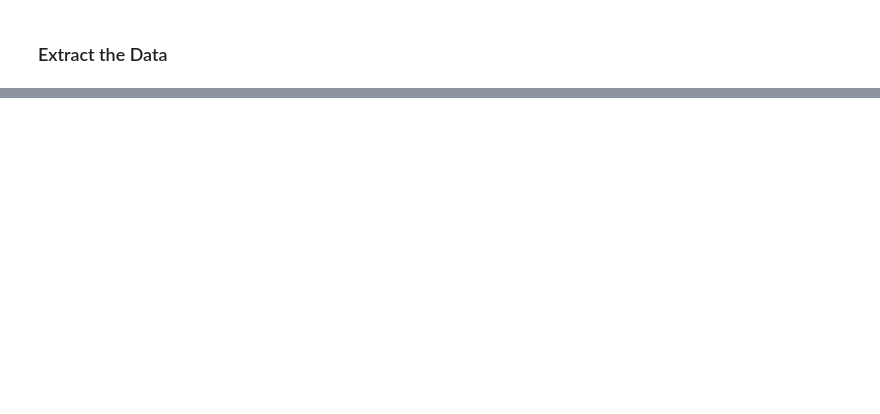
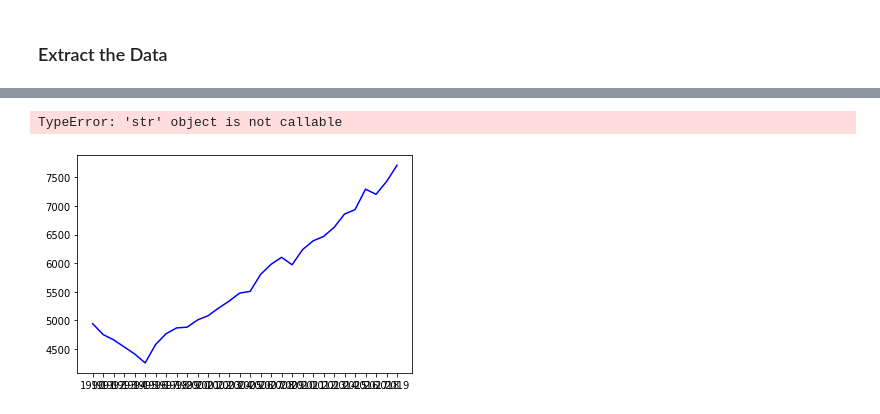
Before and after one commit to SandraBotica/Project-3, a Jupyter notebook: coffee_data.ipynb, the cells around one changed output, grey strips where cells are left out. Cells and saved outputs as stored; diff of their text form; code cells hidden in the pictures; blank space fills up the shorter version.

Commit message:
cleaned csv and creating database in mongodb

```diff
--- a/coffee_data.ipynb
+++ b/coffee_data.ipynb
@@ -6,3 +8,8 @@ import re
 pd.set_option('max_colwidth', 400)
 # %% [markdown]
 ### Extract the Data
+# %%
+# Read the 'Imports by selected importing countries' data into a Pandas DataFrame
+imports_df = pd.read_excel(r'cleaned_resources/Imports.xlsx', engine='openpyxl')
+imports_df = imports_df.drop(labels=[36,37,38], axis =0)
+imports_df
@@ -8,0 +38,19 @@ pd.set_option('max_colwidth', 400)
+# %%
+# Collect the mean coffee import volume by year
+mean_coffee_import_volume = imports_df.mean()
+
+# Collect the years where data was collected
+years = mean_coffee_import_volume.keys()
+
+# Plot the mean coffee import volume by year as a line chart
+imports = plt.plot(years, mean_coffee_import_volume, color="blue", label="Coffee Import Average Volume per Year" )
+
+# Create a legend for our chart
+plt.title("Coffee Import Average Volume per Year")
+plt.legend(handles=[imports], loc ="best")
+
+# Show the chart
+plt.show()
+# %% [output]
+TypeError: 'str' object is not callable
+[figure, added]
```
Also changed, not shown: parts of 56 cells of this notebook, 21 other files.
